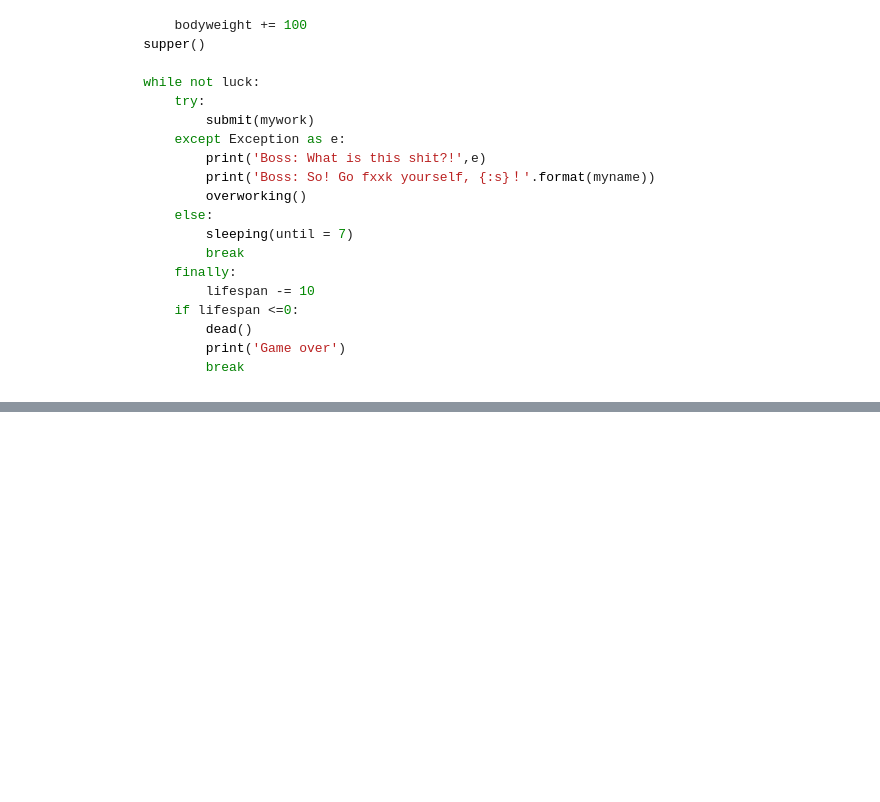
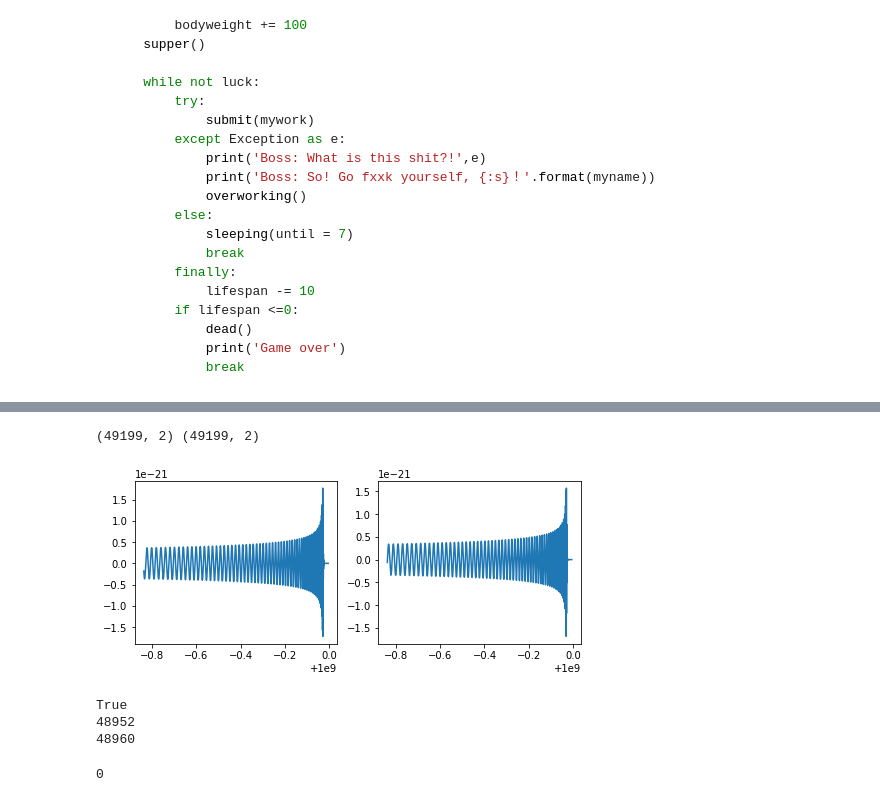
Before and after one commit to iphysresearch/Python4GW, a Jupyter notebook: Gen_GWsignals.ipynb, the cells around one changed output, grey strips where cells are left out. Saved outputs shown, nothing was run; the diff lists cells and outputs as text; code cells hidden in the pictures; blank space fills up the shorter version.

```diff
--- a/Gen_GWsignals.ipynb
+++ b/Gen_GWsignals.ipynb
@@ -597,0 +621,31 @@ test_SNRmf_10 = pd.read_csv('./test_SNRmf/test_SNRmf_10.csv', header=None)
+# %%
+os.system('./Panyi_code/Panyi --m1 10 --m2 10 --sample-rate 8192 --f-min 20 --outname waveform \
+                              --spin1x 0 --spin1y 0 --spin1z 0 \
+                              --spin2x 0 --spin2y 0 --spin2z 0 \
+                              --inclination 0 --distance 100')
+os.system('./detector_strain/MYdetector_strain -D H1 -a 1:23:45 -d 45.0 -p 30.0 -t 1000000000 < waveform > H1_waveform')
+os.system('./detector_strain/MYdetector_strain -D L1 -a 1:23:45 -d 45.0 -p 30.0 -t 1000000000 < waveform > L1_waveform')
+# os.system('./detector_strain/MYdetector_strain -D V1 -a 1:23:45 -d 45.0 -p 30.0 -t 1000000000 < waveform > V1_waveform')
+
+H1 = pd.DataFrame(np.loadtxt('./H1_waveform'))
+L1 = pd.DataFrame(np.loadtxt('./L1_waveform'))
+print(H1.shape, L1.shape)
+# Plot
+plt.figure(figsize=(8,3))
+plt.subplot(1,2,1)
+plt.plot(H1[0][-8192:],H1[1][-8192:])
+plt.subplot(1,2,2)
+plt.plot(L1[0][-8192:],L1[1][-8192:])
+plt.show()
+# Check
+print(np.allclose(H1[0], L1[0])) # 一致的 GPS 时间
+print(H1[1].argmax())
+print(L1[1].argmax())   # 不一致的 peak 抵达的 GPS 时间
+os.system('rm waveform H1_waveform L1_waveform')
+# %% [output]
+(49199, 2) (49199, 2)
+[figure, added]
+True
+48952
+48960
+0
```
Also changed, not shown: parts of 4 cells of this notebook, 8 other files.
